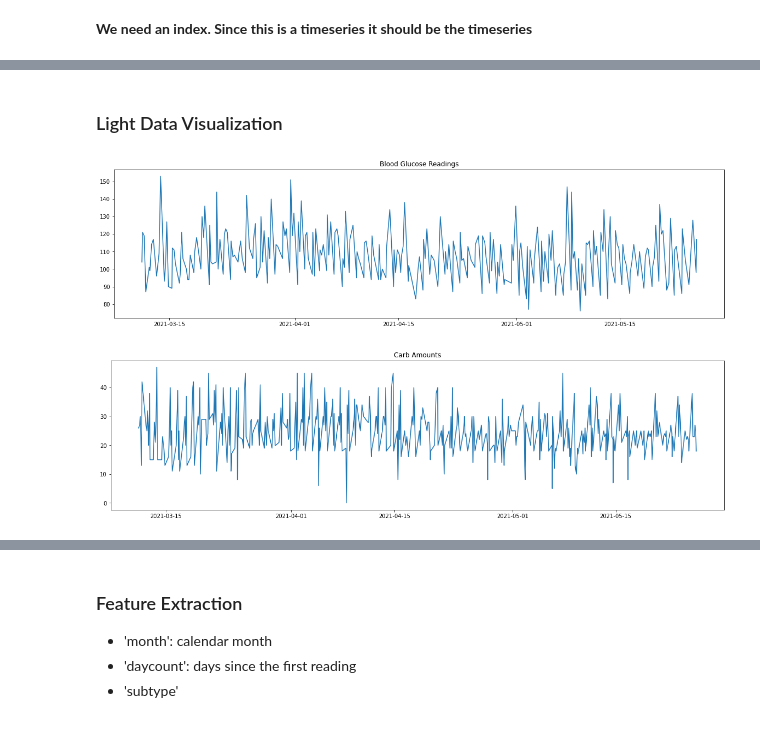
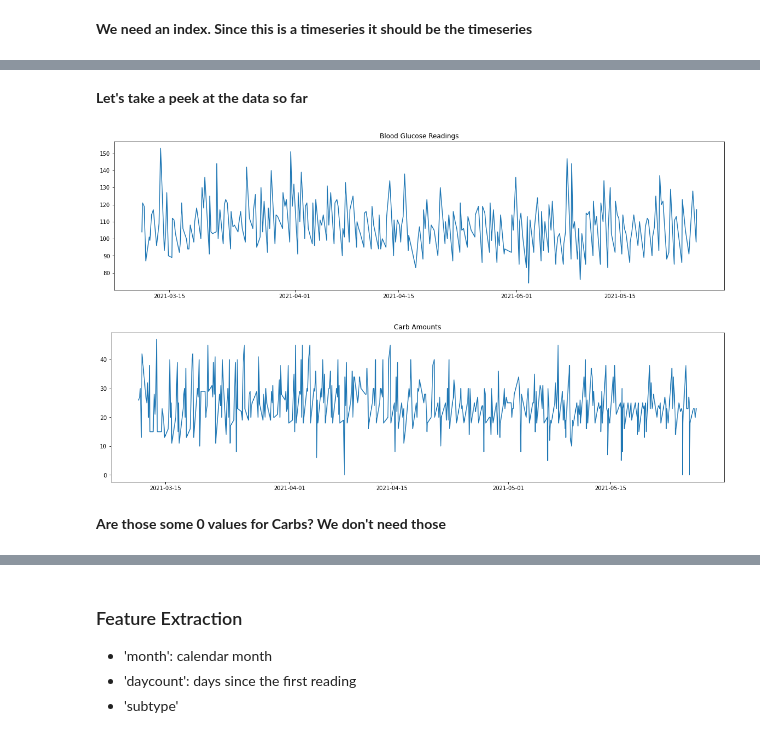
Before and after one commit to JessicaELewis/GDB-Onset-Estimation, a Jupyter notebook: 1_data-wrangling.ipynb, the cells around one changed output, grey strips where cells are left out. Cells and saved outputs as stored; diff of their text form; code cells hidden in the pictures.

```diff
--- a/1_data-wrangling.ipynb
+++ b/1_data-wrangling.ipynb
@@ -84,0 +65,3 @@ data.head()
+# %%
+data.rename(columns={'Item Type': 'type', 'Date and Time': 'datetime', 'Value': 'value', 'Unit': 'unit', 'Notes':'notes'}, inplace=True)
+data.info()
@@ -94,8 +91,6 @@ notes        object
 dtype: object
 # %%
-data.timestamp = pd.to_datetime(data.timestamp)
+data.datetime = pd.to_datetime(data.datetime)
-# %%
-data.value = data.value.str.extract('(\d+)', expand=False).astype(int)
 # %%
 data.dtypes
 # %% [output]
@@ -114,6 +110,6 @@ len(data.timestamp.unique()), len(data)
 # %%
 # Good to go!
-data.set_index('timestamp', inplace=True)
+data.set_index('datetime', inplace=True)
 data.sort_index(inplace=True)
 # %%
 data.head()
@@ -141,19 +138,21 @@ memory usage: 22.7+ KB
-# %% [markdown]
-### Light Data Visualization
+# %% [markdown]
+**Let's take a peek at the data so far**
 # %%
-bg = data[data.type == 'BG']
+bg = data[data.type == 'Blood Sugar Reading']
 
 plt.figure(figsize=(20,5))
 plt.plot(bg.index, bg.value)
 plt.title('Blood Glucose Readings')
 plt.show()
 
 carb = data[data.type == 'Carbs']
 
 plt.figure(figsize=(20,5))
 plt.plot(carb.index, carb.value)
 plt.title('Carb Amounts')
 plt.show()
 # %% [output]
 [figure]
-[figure, old version]
+[figure, new version]
+# %% [markdown]
+**Are those some 0 values for Carbs? We don't need those**
```
Also changed, not shown: parts of 133 cells of this notebook, 9 other files.
